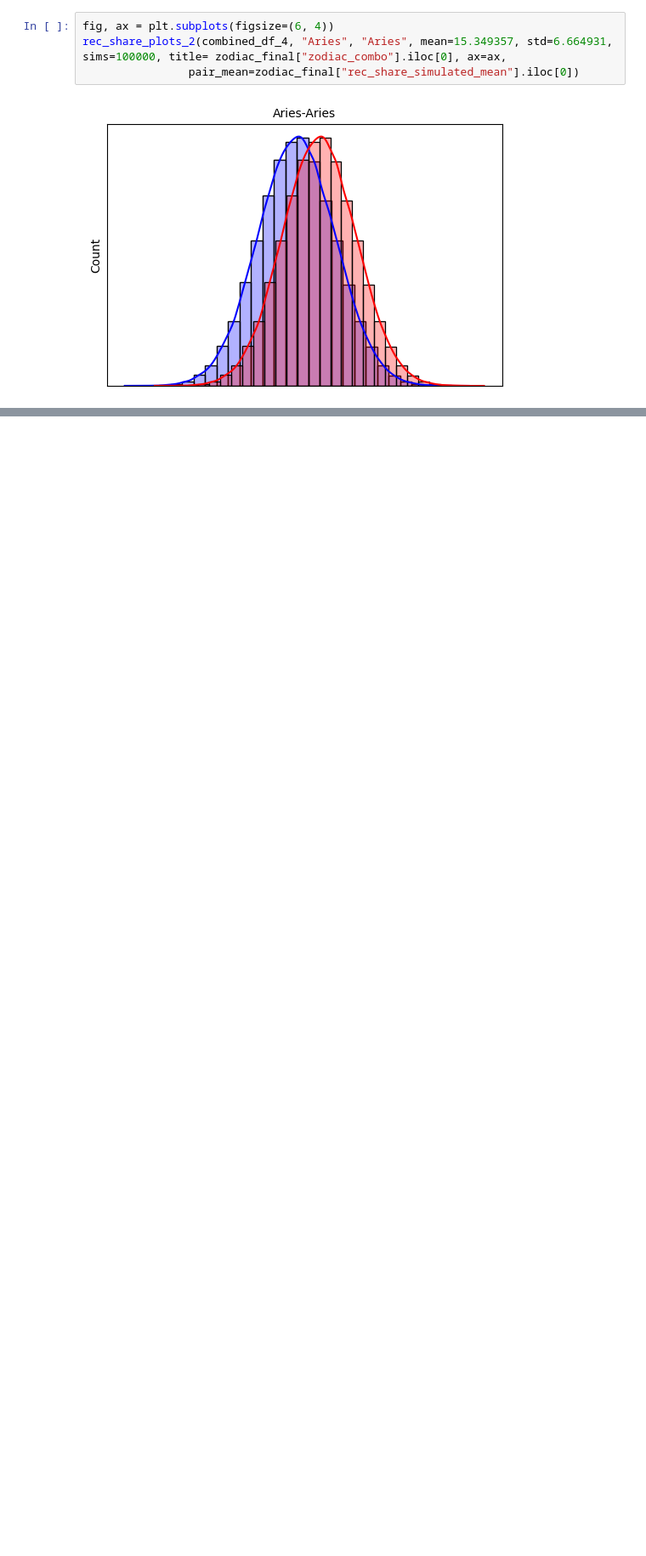
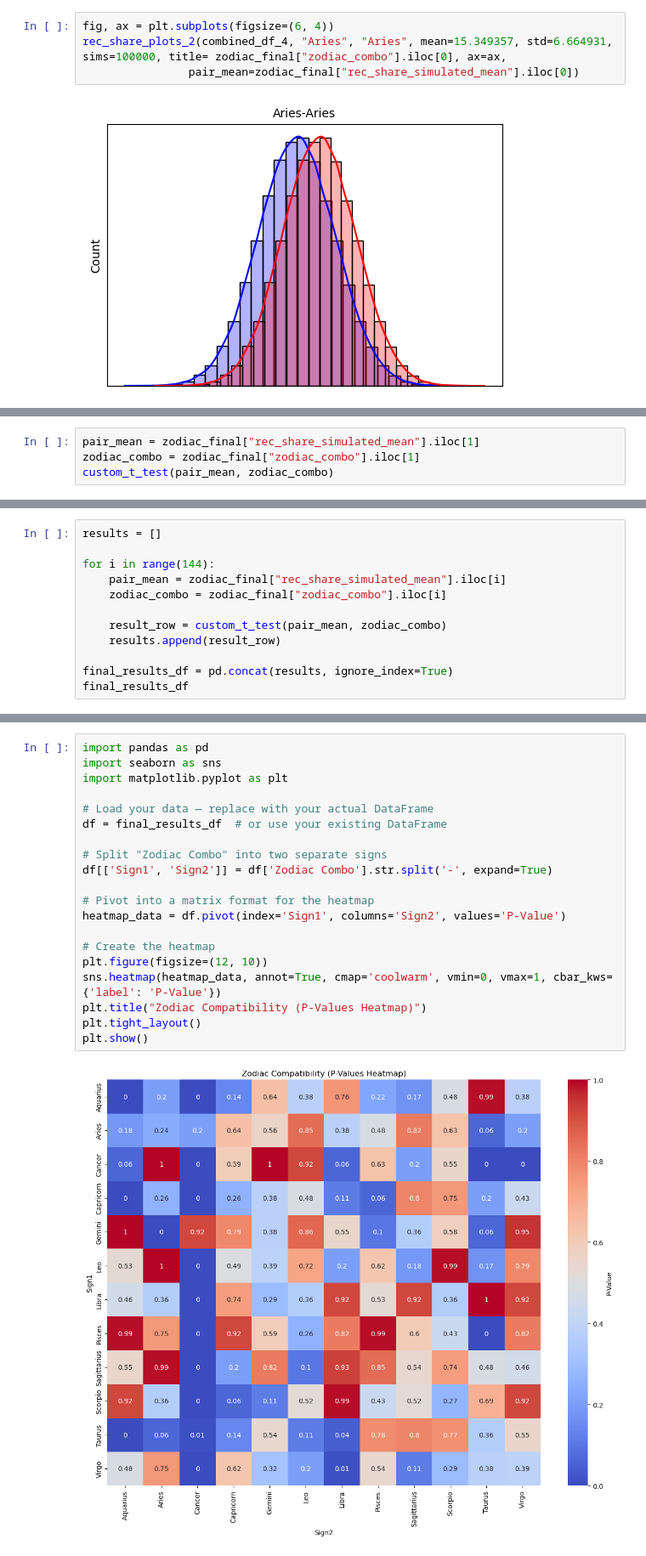
Before and after one commit to connor-pickett/2025_FinalProject_Ctrl-Alt-Defeat, a Jupyter notebook: Master_Code.ipynb, the cells around one changed output, grey strips where cells are left out. Shown at 85% size. Drawn from its saved outputs; the diff is of its cells as text; blank space fills up the shorter version.

```diff
--- a/Master_Code.ipynb
+++ b/Master_Code.ipynb
@@ -1372,0 +1360,4 @@ p_values_df
+# %%
+pair_mean = zodiac_final["rec_share_simulated_mean"].iloc[1]
+zodiac_combo = zodiac_final["zodiac_combo"].iloc[1]
+custom_t_test(pair_mean, zodiac_combo)
@@ -1372,0 +1367,12 @@ p_values_df
+# %%
+results = []
+
+for i in range(144):
+    pair_mean = zodiac_final["rec_share_simulated_mean"].iloc[i]
+    zodiac_combo = zodiac_final["zodiac_combo"].iloc[i]
+
+    result_row = custom_t_test(pair_mean, zodiac_combo)
+    results.append(result_row)
+
+final_results_df = pd.concat(results, ignore_index=True)
+final_results_df
@@ -1372,0 +1397,22 @@ p_values_df
+# %%
+import pandas as pd
+import seaborn as sns
+import matplotlib.pyplot as plt
+
+# Load your data — replace with your actual DataFrame
+df = final_results_df  # or use your existing DataFrame
+
+# Split "Zodiac Combo" into two separate signs
+df[['Sign1', 'Sign2']] = df['Zodiac Combo'].str.split('-', expand=True)
+
+# Pivot into a matrix format for the heatmap
+heatmap_data = df.pivot(index='Sign1', columns='Sign2', values='P-Value')
+
+# Create the heatmap
+plt.figure(figsize=(12, 10))
+sns.heatmap(heatmap_data, annot=True, cmap='coolwarm', vmin=0, vmax=1, cbar_kws={'label': 'P-Value'})
+plt.title("Zodiac Compatibility (P-Values Heatmap)")
+plt.tight_layout()
+plt.show()
+# %% [output]
+[figure, added]
```
Also changed, not shown: parts of 17 cells of this notebook.
